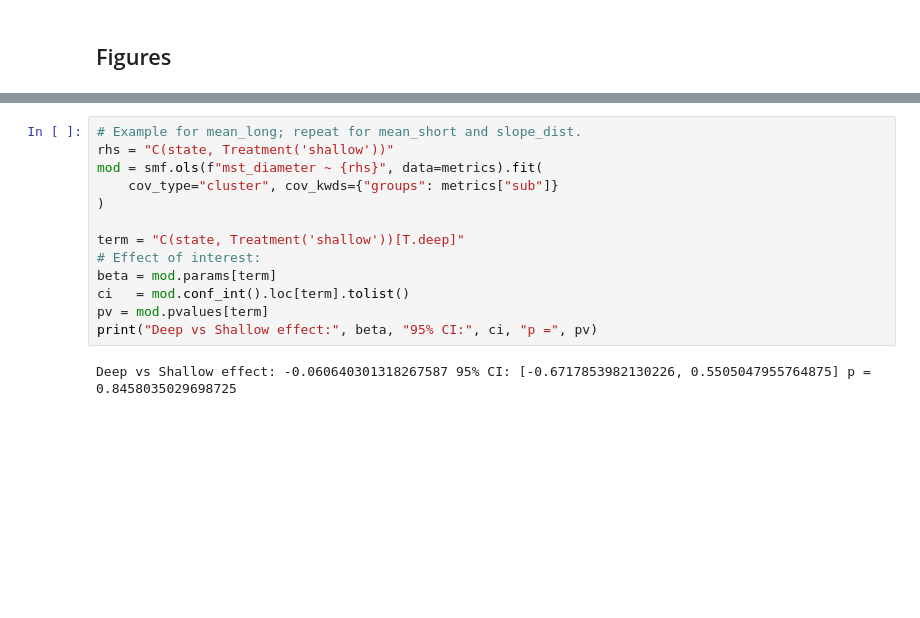
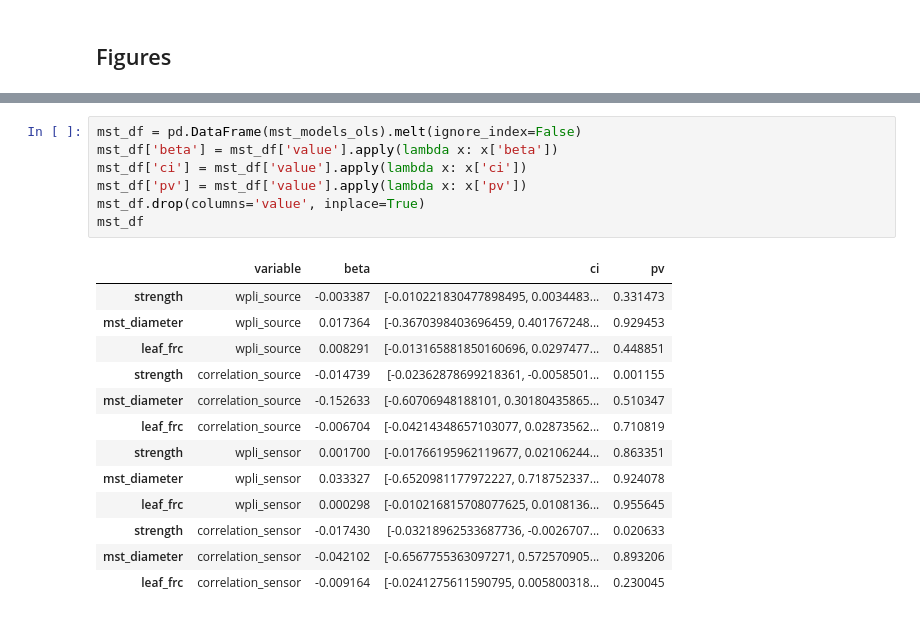
Before and after one commit to Yeganehfrh/SugNet, a Jupyter notebook: notebooks/Accuracy-Frequency.ipynb, the cells around one changed output, grey strips where cells are left out. Drawn from its saved outputs; the diff is of its cells as text; blank space fills up the shorter version.

```diff
--- a/notebooks/Accuracy-Frequency.ipynb
+++ b/notebooks/Accuracy-Frequency.ipynb
@@ -584,15 +585,21 @@ for name in metric_names:
-# %%
-# Example for mean_long; repeat for mean_short and slope_dist.
-rhs = "C(state, Treatment('shallow'))"
-mod = smf.ols(f"mst_diameter ~ {rhs}", data=metrics).fit(
-    cov_type="cluster", cov_kwds={"groups": metrics["sub"]}
-)
-
-term = "C(state, Treatment('shallow'))[T.deep]"
-# Effect of interest:
-beta = mod.params[term]
-ci   = mod.conf_int().loc[term].tolist()
-pv = mod.pvalues[term]
-print("Deep vs Shallow effect:", beta, "95% CI:", ci, "p =", pv)
-# %% [output]
-Deep vs Shallow effect: -0.060640301318267587 95% CI: [-0.6717853982130226, 0.5505047955764875] p = 0.8458035029698725
+# %%
+mst_df = pd.DataFrame(mst_models_ols).melt(ignore_index=False)
+mst_df['beta'] = mst_df['value'].apply(lambda x: x['beta'])
+mst_df['ci'] = mst_df['value'].apply(lambda x: x['ci'])
+mst_df['pv'] = mst_df['value'].apply(lambda x: x['pv'])
+mst_df.drop(columns='value', inplace=True)
+mst_df
+# %% [output]
+|  | variable | beta | ci | pv |
+| strength | wpli_source | -0.003387 | [-0.010221830477898495, 0.0034483... | 0.331473 |
+| mst_diameter | wpli_source | 0.017364 | [-0.3670398403696459, 0.401767248... | 0.929453 |
+| leaf_frc | wpli_source | 0.008291 | [-0.013165881850160696, 0.0297477... | 0.448851 |
+| strength | correlation_source | -0.014739 | [-0.02362878699218361, -0.0058501... | 0.001155 |
+| mst_diameter | correlation_source | -0.152633 | [-0.60706948188101, 0.30180435865... | 0.510347 |
+| leaf_frc | correlation_source | -0.006704 | [-0.04214348657103077, 0.02873562... | 0.710819 |
+| strength | wpli_sensor | 0.001700 | [-0.01766195962119677, 0.02106244... | 0.863351 |
+| mst_diameter | wpli_sensor | 0.033327 | [-0.6520981177972227, 0.718752337... | 0.924078 |
+| leaf_frc | wpli_sensor | 0.000298 | [-0.010216815708077625, 0.0108136... | 0.955645 |
+| strength | correlation_sensor | -0.017430 | [-0.03218962533687736, -0.0026707... | 0.020633 |
+| mst_diameter | correlation_sensor | -0.042102 | [-0.6567755363097271, 0.572570905... | 0.893206 |
+| leaf_frc | correlation_sensor | -0.009164 | [-0.0241275611590795, 0.005800318... | 0.230045 |
```
Also changed, not shown: parts of 5 cells of this notebook.
